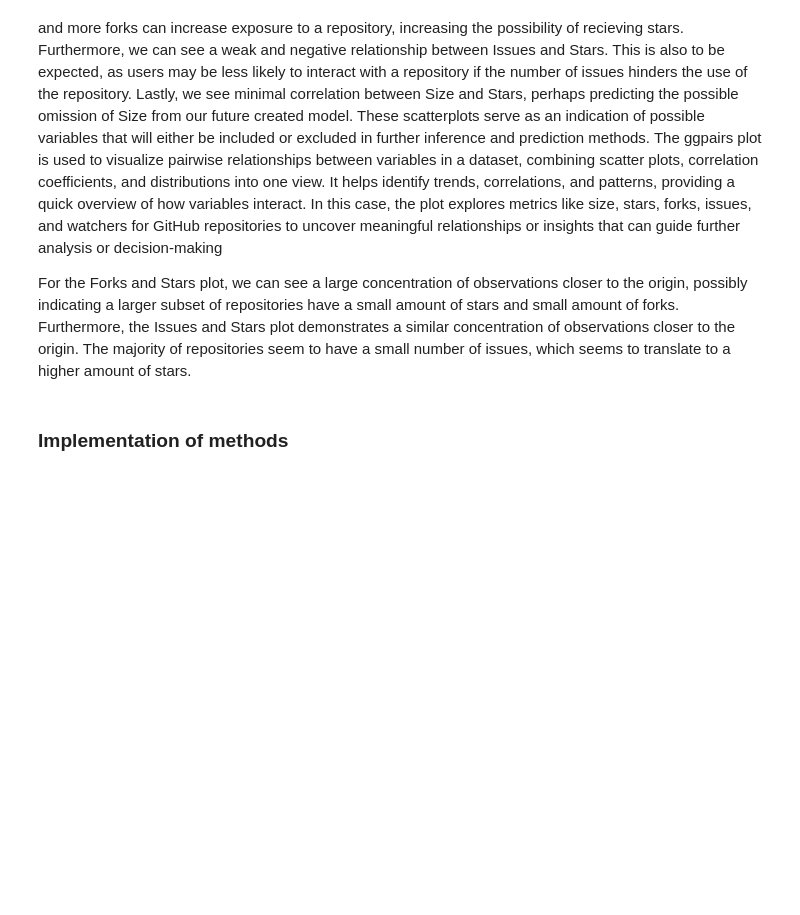
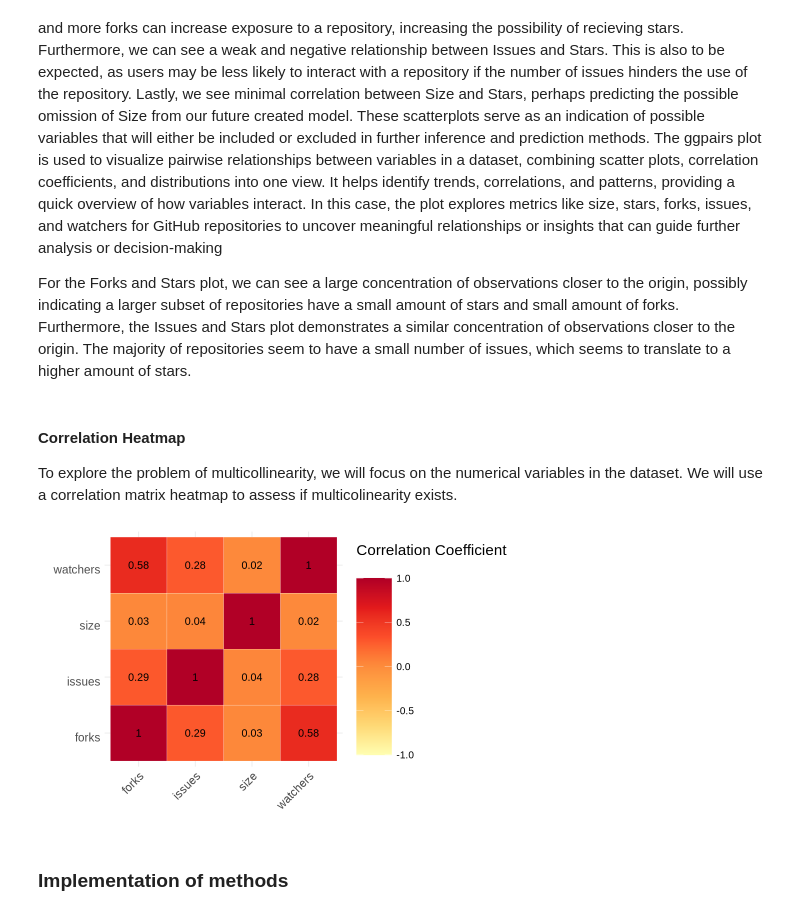
Before and after one commit to chloezandberg/stat301-final-project-group, a Jupyter notebook: final-project.ipynb, the cells around one changed output. Drawn from its saved outputs; the diff is of its cells as text; code cells hidden in the pictures; blank space fills up the shorter version.

Commit message:
added corr heatmap

```diff
--- a/final-project.ipynb
+++ b/final-project.ipynb
@@ -281,6 +281,45 @@ ggpairs(
 The main purpose of the scatterplots is to identify possible relationships between the Stars variable and other continuous variables. We can see a strong positive relationship between Watchers and Stars, along with a weaker, but positive relationship between Forks and Stars. These both are what we expect, as more watchers and more forks can increase exposure to a repository, increasing the possibility of recieving stars. Furthermore, we can see a weak and negative relationship between Issues and Stars. This is also to be expected, as users may be less likely to interact with a repository if the number of issues hinders the use of the repository. Lastly, we see minimal correlation between Size and Stars, perhaps predicting the possible omission of Size from our future created model. These scatterplots serve as an indication of possible variables that will either be included or excluded in further inference and prediction methods. The ggpairs plot is used to visualize pairwise relationships between variables in a dataset, combining scatter plots, correlation coefficients, and distributions into one view. It helps identify trends, correlations, and patterns, providing a quick overview of how variables interact. In this case, the plot explores metrics like size, stars, forks, issues, and watchers for GitHub repositories to uncover meaningful relationships or insights that can guide further analysis or decision-making
 
 For the Forks and Stars plot, we can see a large concentration of observations closer to the origin, possibly indicating a larger subset of repositories have a small amount of stars and small amount of forks. Furthermore, the Issues and Stars plot demonstrates a similar concentration of observations closer to the origin. The majority of repositories seem to have a small number of issues, which seems to translate to a higher amount of stars.
+# %% [markdown]
+#### Correlation Heatmap
+
+To explore the problem of multicollinearity, we will focus on the numerical variables in the dataset. We will use a correlation matrix heatmap to assess if multicolinearity exists.
+# %%
+options(repr.plot.width = 8, repr.plot.height = 5)
+
+github_numerical_df <- github_data_clean %>%
+  select(size, watchers, forks, issues)
+
+corr_matrix <-
+    github_numerical_df %>%
+    cor() %>%
+    as_tibble(rownames = 'var1') %>%
+    pivot_longer(-var1, names_to = "var2", values_to = "corr")
+
+plot_corr_matrix <-
+    corr_matrix %>%
+    ggplot(aes(var1, var2)) +
+    geom_tile(aes(fill = corr), color = "white") +
+    scale_fill_distiller("Correlation Coefficient \n",
+                         palette = "YlOrRd",
+                         direction = 1,
+                         limits = c(-1, 1)
+    ) +
+    labs(x = "", y = "") +
+    theme_minimal() +
+    theme(
+        axis.text.x = element_text(angle = 45, vjust = 1, size = 14, hjust = 1),
+        axis.text.y = element_text(vjust = 1, size = 14, hjust = 1),
+        legend.title = element_text(size = 18),
+        legend.text = element_text(size = 12),
+        legend.key.size = unit(1.5, "cm")
+    ) +
+    geom_text(aes(var2, var1, label = round(corr, 2)), color = "black", size = 4.5)
+
+plot_corr_matrix
+# %% [output]
+[figure, added]
 # %% [markdown]
 ### Implementation of methods
 # %% [markdown]
```
Also changed, not shown: parts of 5 cells of this notebook.
